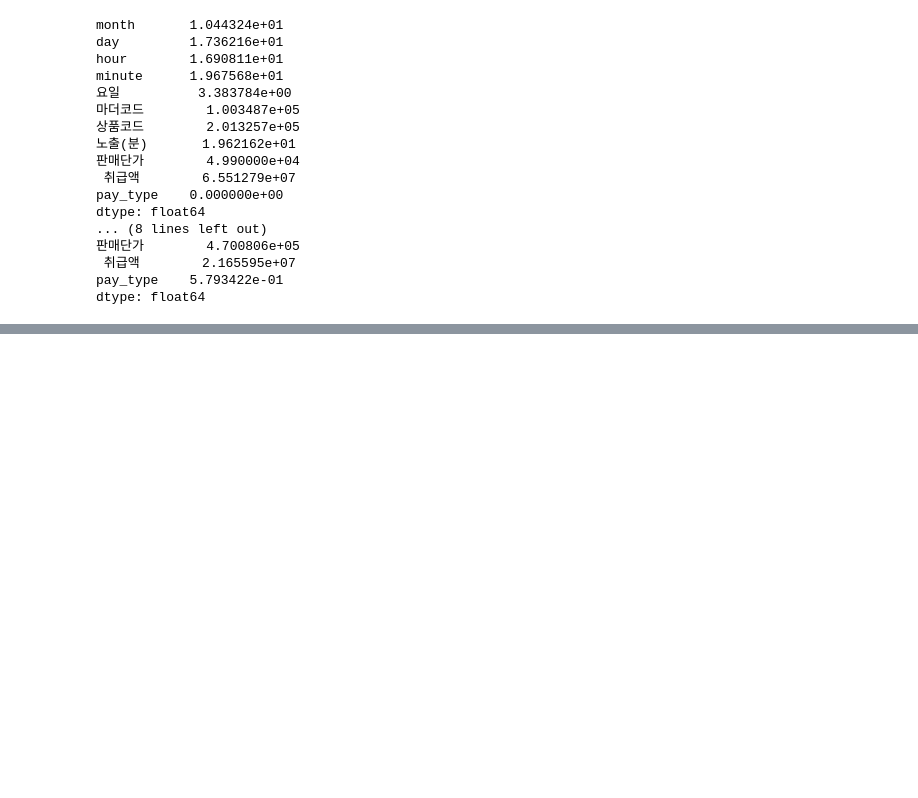
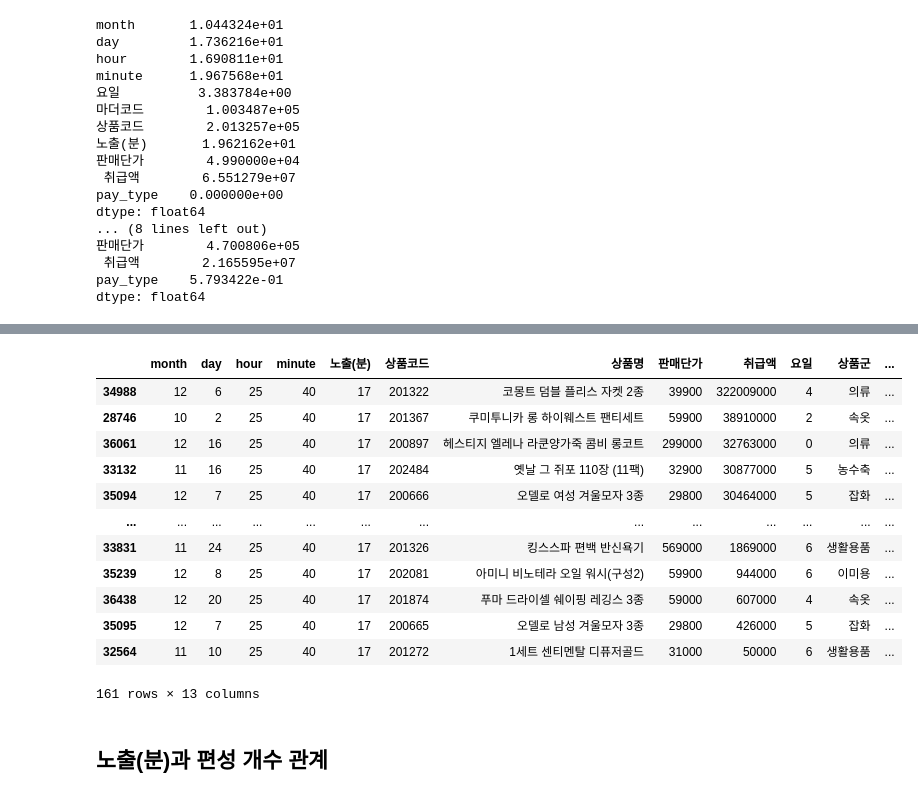
Before and after one commit to shp1204/AI-, a Jupyter notebook: Project/EDA1.ipynb, the cells around one changed output, grey strips where cells are left out. Drawn from its saved outputs; the diff is of its cells as text; code cells hidden in the pictures; blank space fills up the shorter version.

```diff
--- a/Project/EDA1.ipynb
+++ b/Project/EDA1.ipynb
@@ -260,0 +353,19 @@ df
+# %%
+df.loc[df['노출(분)']==17].sort_values(by=' 취급액 ', ascending=False)
+## 이상치로 봐야할까 ? 34988(max), 32564(min)
+# %% [output]
+|  | month | day | hour | minute | 노출(분) | 상품코드 | 상품명 | 판매단가 | 취급액 | 요일 | 상품군 | ... |
+| 34988 | 12 | 6 | 25 | 40 | 17 | 201322 | 코몽트 덤블 플리스 자켓 2종 | 39900 | 322009000 | 4 | 의류 | ... |
+| 28746 | 10 | 2 | 25 | 40 | 17 | 201367 | 쿠미투니카 롱 하이웨스트 팬티세트 | 59900 | 38910000 | 2 | 속옷 | ... |
+| 36061 | 12 | 16 | 25 | 40 | 17 | 200897 | 헤스티지 엘레나 라쿤양가죽 콤비 롱코트 | 299000 | 32763000 | 0 | 의류 | ... |
+| 33132 | 11 | 16 | 25 | 40 | 17 | 202484 | 옛날 그 쥐포 110장 (11팩) | 32900 | 30877000 | 5 | 농수축 | ... |
+| 35094 | 12 | 7 | 25 | 40 | 17 | 200666 | 오델로 여성 겨울모자 3종 | 29800 | 30464000 | 5 | 잡화 | ... |
+| ... | ... | ... | ... | ... | ... | ... | ... | ... | ... | ... | ... | ... |
+| 33831 | 11 | 24 | 25 | 40 | 17 | 201326 | 킹스스파 편백 반신욕기 | 569000 | 1869000 | 6 | 생활용품 | ... |
+| 35239 | 12 | 8 | 25 | 40 | 17 | 202081 | 아미니 비노테라 오일 워시(구성2) | 59900 | 944000 | 6 | 이미용 | ... |
+| 36438 | 12 | 20 | 25 | 40 | 17 | 201874 | 푸마 드라이셀 쉐이핑 레깅스 3종 | 59000 | 607000 | 4 | 속옷 | ... |
+| 35095 | 12 | 7 | 25 | 40 | 17 | 200665 | 오델로 남성 겨울모자 3종 | 29800 | 426000 | 5 | 잡화 | ... |
+| 32564 | 11 | 10 | 25 | 40 | 17 | 201272 | 1세트 센티멘탈 디퓨저골드 | 31000 | 50000 | 6 | 생활용품 | ... |
+161 rows × 13 columns
+# %% [markdown]
+## 노출(분)과 편성 개수 관계
```
Also changed, not shown: parts of 16 cells of this notebook, 3 other files.
